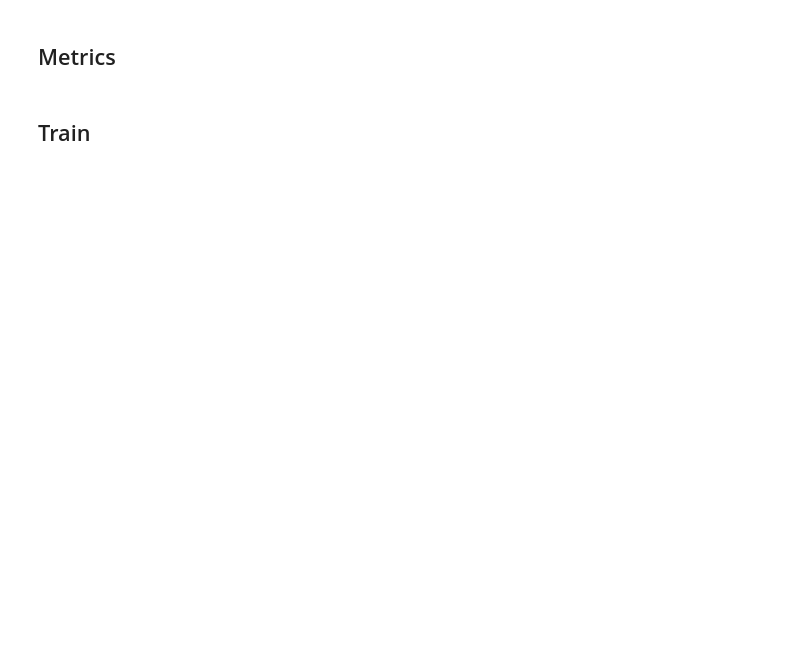
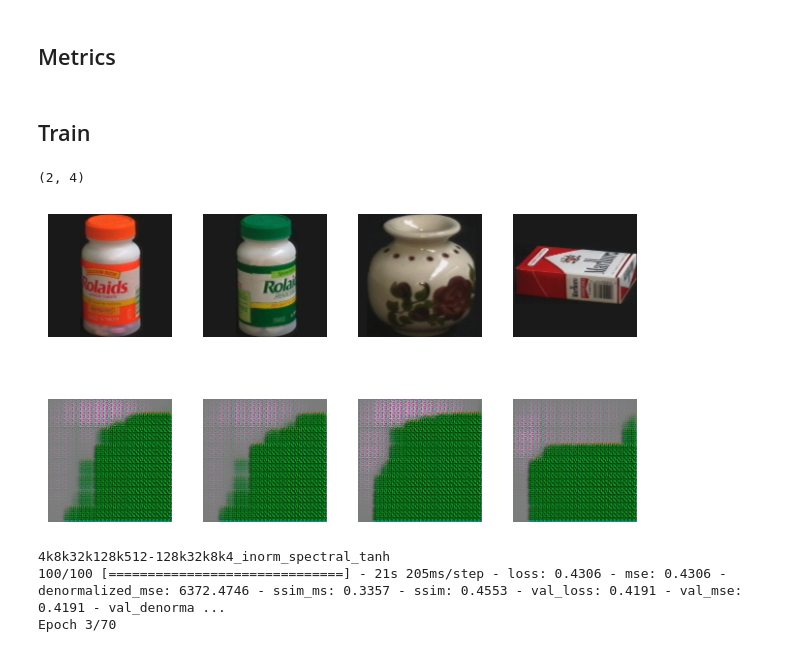
Before and after one commit to pfernandom/super-resolution-gan, a Jupyter notebook: coil100.ipynb, the cells around one changed output. Drawn from its saved outputs; the diff is of its cells as text; code cells hidden in the pictures; blank space fills up the shorter version.

```diff
--- a/coil100.ipynb
+++ b/coil100.ipynb
@@ -46,12 +79,14 @@ def gen():
 output_signature=tf.TensorSpec(shape=(IMG_H, IMG_W, IMG_CHANNELS), dtype=tf.uint8)
 dataset = tf.data.Dataset.from_generator(gen, output_signature=output_signature)
 # %%
-def normalize(image):
-    a = (tf.cast(image, tf.float32) - 127.5)
+def normalize(image, probs=False):
+    a = (tf.cast(image, tf.float32) - 127.5) if not probs else tf.cast(image, tf.float32)
     return a / 127.5
 
-def denormalize(image):
+def denormalize(image, cast=False):
     # return image
+    if cast:
+        return tf.cast(tf.clip_by_value(tf.cast(tf.cast(image, tf.float32) * 127.5 + 127.5, np.float32), 0.0, 255.0), tf.int32)
     return tf.clip_by_value(tf.cast(tf.cast(image, tf.float32) * 127.5 + 127.5, np.float32), 0.0, 255.0)
 # %%
 # mnist = tf.keras.datasets.fashion_mnist
@@ -63,7 +98,7 @@ def denormalize(image):
 
 TEST_SAMPLES = 25
 
-x_test = dataset.take(TEST_SAMPLES)
+x_test = dataset.take(TEST_SAMPLES).cache()
 x_train = dataset.skip(TEST_SAMPLES)
 # %%
 x_test_samples = np.array([y for y in list(x_test.take(4))])
@@ -174,3 +271,5 @@ list(map(lambda x: x.get_name(), experiments))
+# %%
+experiments = chosen_experiments
 # %%
 LATENT_SIZE = 32
 # %%
@@ -517,7 +751,7 @@ for conf in experiments:
 
   #   return {"loss": loss}
 
-
+import time
 
 
 for conf in experiments:
@@ -545,12 +779,26 @@ for conf in experiments:
             tf.summary.text("description", str(conf))
             self.validation_loss = []
             self.epoch_n = 0
+            self.start = time.time()
+            tf.summary.scalar("start_time", self.start )
 #             self.batch_ssim = []
 #             self.batch_ssim_ms = []
 #             self.batch_denormalized_mse = []
 
+        def on_train_end(self, logs={}):
+            self.end = time.time()
+            tf.summary.scalar("end_time", self.end )
+            tf.summary.scalar("training_time", self.end-self.start)
+
+        def on_epoch_begin(self, epoch, logs):
+            self.epoch_start = time.time()
+            tf.summary.scalar("epoch_start_time", self.epoch_start, step=epoch)
+
         def on_epoch_end(self, epoch, logs):
             self.epoch_n = epoch
+            self.epoch_end = time.time()
+            tf.summary.scalar("epoch_end_time", self.epoch_end, step=epoch)
+            tf.summary.scalar("epoch_total_time", self.epoch_end-self.epoch_start, step=epoch)
 #             tf.summary.scalar('ssim', logs["ssim"])
 #             tf.summary.scalar('ssim_ms', logs["ssim_ms"])
 #             tf.summary.scalar('denormalized_mse', logs["denormalized_mse"])
@@ -559,35 +807,48 @@ for conf in experiments:
           def expand_and_predict(x):
             result = model(x, training=False)
             return denormalize(result)
           if batch % 99 == 0 and batch > 0:
             display.clear_output(wait=True)
             p = f'./minst_output/{model_name}/'
             isExist = os.path.exists(p)
             if not isExist:
                 os.makedirs(p)
             full_path = f'./minst_output/{model_name}/{self.epoch_n}_{batch}'
             print_validation(expand_and_predict, save=True, path=full_path)
             print(conf.get_name())
 
 
     class CustomMSE(keras.losses.Loss):
         def __init__(self, denorm=True, name="custom_mse"):
             super().__init__(name=name)
             self.mse = keras.losses.MeanSquaredError()
+            self.bce = tf.keras.losses.BinaryCrossentropy()
             self.denorm = denorm
 
         def call(self, y_true, y_pred):
+            if conf.activation == "sigmoid":
+                err = self.bce(y_true, y_pred)
+                return err
             if denorm:
-                return self.mse(denormalize(y_true), denormalize(y_pred))
+                err = self.mse(tf.cast(denormalize(y_true), tf.float32), tf.cast(denormalize(y_pred), tf.float32))
+                return err
             else:
-                return self.mse(y_true, y_pred)
+                err = self.mse(y_true, y_pred)
+                return err
 
     opt = tf.keras.optimizers.Adam(learning_rate=0.0001)
     # model.compile(run_eagerly=True)
     model.compile(loss=CustomMSE(denorm=denorm), optimizer=opt,
-                  metrics=["mse", DenormalizedMSE(), SSIM_Multiscale(), SSIM()])
-#                   run_eagerly=True
+                  metrics=["mse", DenormalizedMSE(), SSIM_Multiscale(), SSIM()],
+                  run_eagerly=True)
 #                  )
     print(conf.get_name())
-    history = model.fit(get_train_ds().repeat(), epochs=60, steps_per_epoch=100, validation_data=get_test_ds(), callbacks=[SkMetrics(), tboard_callback])
+    is_probs = conf.activation == "sigmoid"
+    history = model.fit(get_train_ds(probs=is_probs).repeat(), epochs=70, steps_per_epoch=100, validation_data=get_test_ds(probs=is_probs), callbacks=[SkMetrics(), tboard_callback])
     conf.save()
+# %% [output]
+(2, 4)
+[figure, added]
+4k8k32k128k512-128k32k8k4_inorm_spectral_tanh
+100/100 [==============================] - 21s 205ms/step - loss: 0.4306 - mse: 0.4306 - denormalized_mse: 6372.4746 - ssim_ms: 0.3357 - ssim: 0.4553 - val_loss: 0.4191 - val_mse: 0.4191 - val_denorma ...
+Epoch 3/70
```
Also changed, not shown: parts of 16 cells of this notebook.
